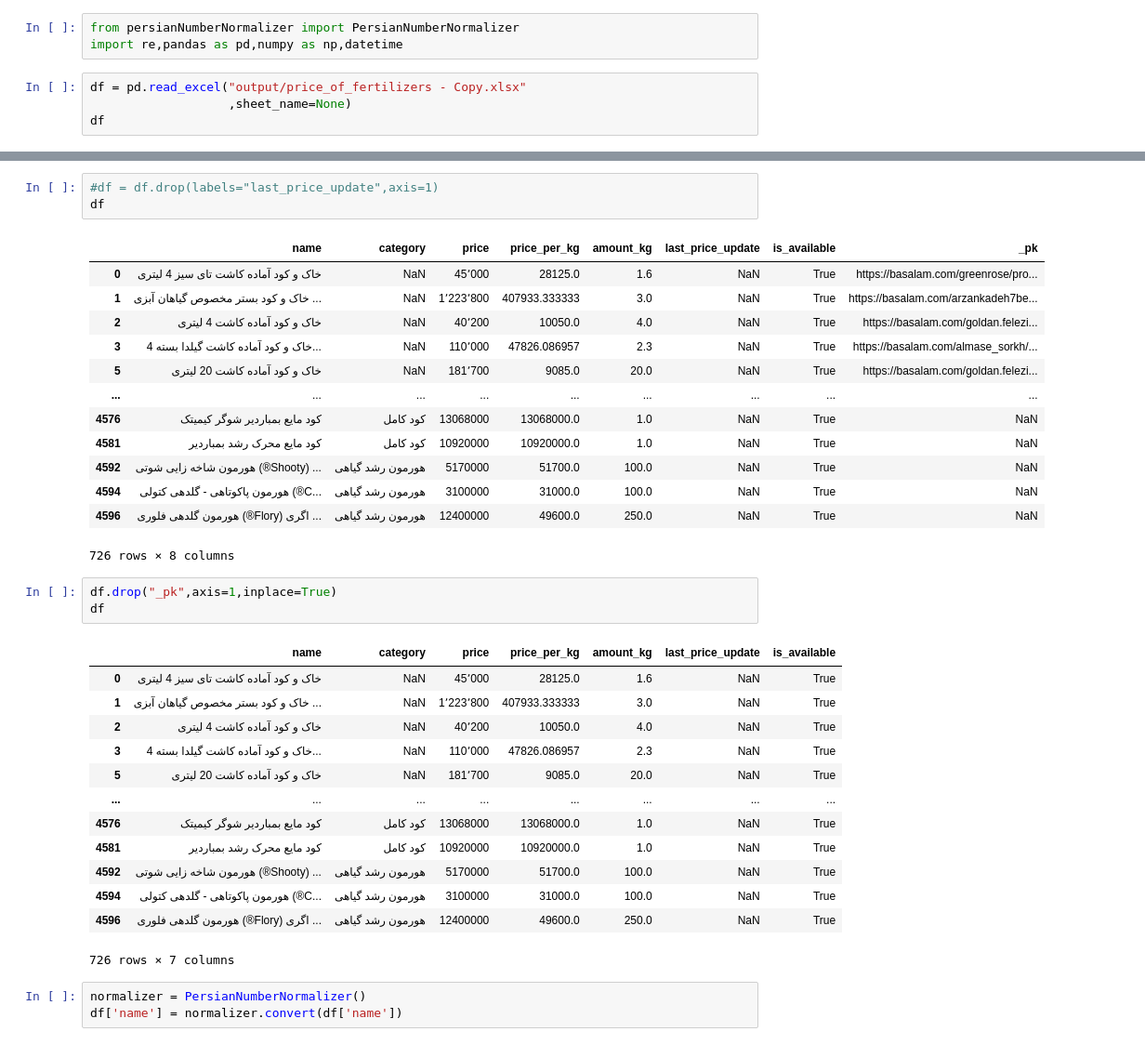
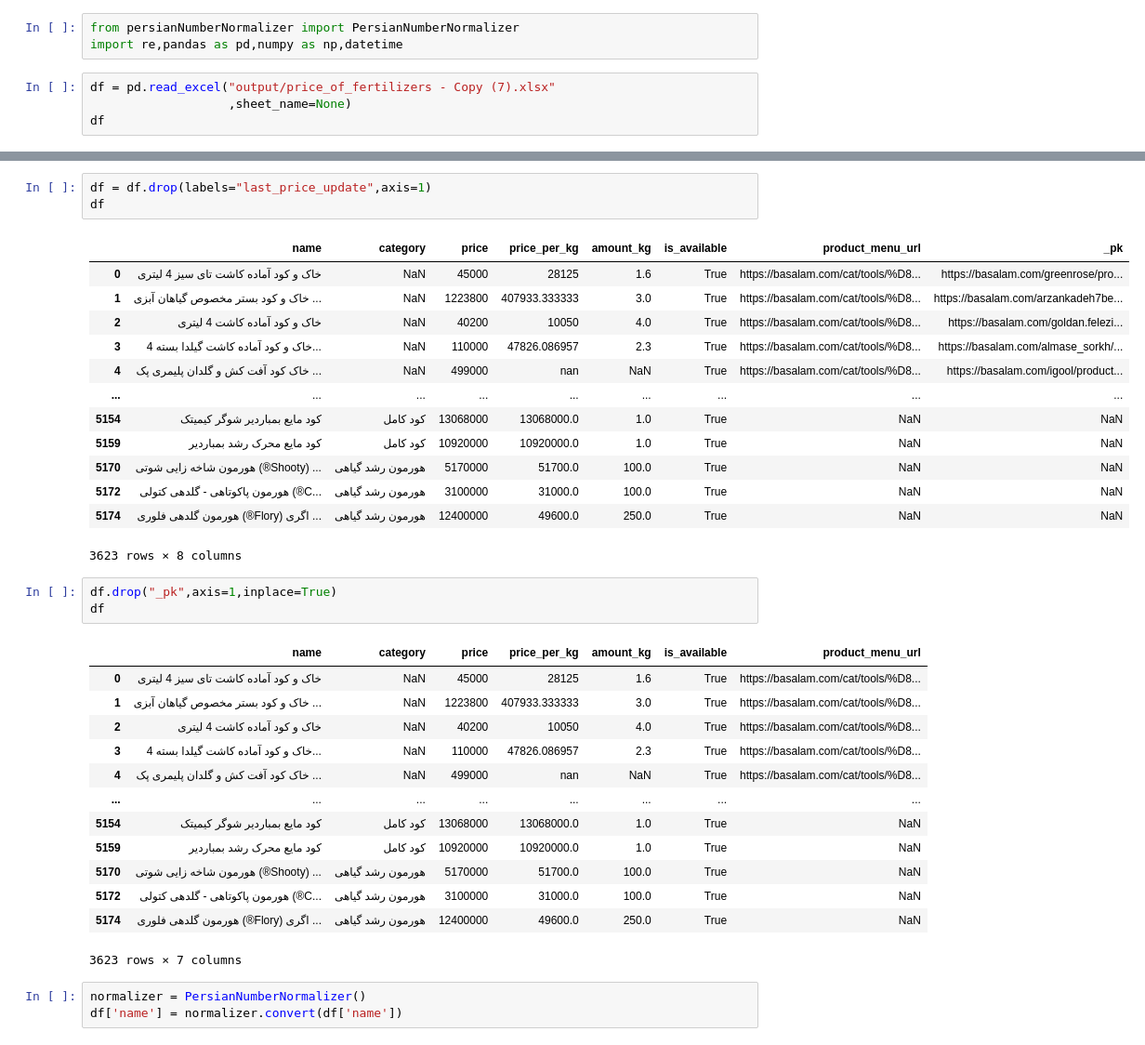
Before and after one commit to amirhosseineslami/Agricultural-Web-Scraper, a Jupyter notebook: processData.ipynb, the cells around one changed output, grey strips where cells are left out. Shown at 93% size. Drawn from its saved outputs; the diff is of its cells as text.

```diff
--- a/processData.ipynb
+++ b/processData.ipynb
@@ -2,7 +2,7 @@
 from persianNumberNormalizer import PersianNumberNormalizer
 import re,pandas as pd,numpy as np,datetime
 # %%
-df = pd.read_excel("output/price_of_fertilizers - Copy.xlsx"
+df = pd.read_excel("output/price_of_fertilizers - Copy (7).xlsx"
                    ,sheet_name=None)
 df
 # %% [output]
@@ -71,37 +56,37 @@ df
 # %%
-#df = df.drop(labels="last_price_update",axis=1)
+df = df.drop(labels="last_price_update",axis=1)
 df
 # %% [output]
-|  | name | category | price | price_per_kg | amount_kg | last_price_update | is_available | _pk |
-| 0 | خاک و کود آماده کاشت تای سیز 4 لیتری | NaN | 45٬000 | 28125.0 | 1.6 | NaN | True | https://basalam.com/greenrose/pro... |
-| 1 | خاک و کود بستر مخصوص گیاهان آبزی ... | NaN | 1٬223٬800 | 407933.333333 | 3.0 | NaN | True | https://basalam.com/arzankadeh7be... |
-| 2 | خاک و کود آماده کاشت 4 لیتری | NaN | 40٬200 | 10050.0 | 4.0 | NaN | True | https://basalam.com/goldan.felezi... |
-| 3 | خاک و کود آماده کاشت گیلدا بسته 4... | NaN | 110٬000 | 47826.086957 | 2.3 | NaN | True | https://basalam.com/almase_sorkh/... |
-| 5 | خاک و کود آماده کاشت 20 لیتری | NaN | 181٬700 | 9085.0 | 20.0 | NaN | True | https://basalam.com/goldan.felezi... |
+|  | name | category | price | price_per_kg | amount_kg | is_available | product_menu_url | _pk |
+| 0 | خاک و کود آماده کاشت تای سیز 4 لیتری | NaN | 45000 | 28125 | 1.6 | True | https://basalam.com/cat/tools/%D8... | https://basalam.com/greenrose/pro... |
+| 1 | خاک و کود بستر مخصوص گیاهان آبزی ... | NaN | 1223800 | 407933.333333 | 3.0 | True | https://basalam.com/cat/tools/%D8... | https://basalam.com/arzankadeh7be... |
+| 2 | خاک و کود آماده کاشت 4 لیتری | NaN | 40200 | 10050 | 4.0 | True | https://basalam.com/cat/tools/%D8... | https://basalam.com/goldan.felezi... |
+| 3 | خاک و کود آماده کاشت گیلدا بسته 4... | NaN | 110000 | 47826.086957 | 2.3 | True | https://basalam.com/cat/tools/%D8... | https://basalam.com/almase_sorkh/... |
+| 4 | خاک کود آفت کش و گلدان پلیمری پک ... | NaN | 499000 | nan | NaN | True | https://basalam.com/cat/tools/%D8... | https://basalam.com/igool/product... |
 | ... | ... | ... | ... | ... | ... | ... | ... | ... |
-| 4576 | کود مایع بمباردیر شوگر کیمیتک | کود کامل | 13068000 | 13068000.0 | 1.0 | NaN | True | NaN |
-| 4581 | کود مایع محرک رشد بمباردیر | کود کامل | 10920000 | 10920000.0 | 1.0 | NaN | True | NaN |
-| 4592 | هورمون شاخه‌ زایی شوتی (®Shooty) ... | هورمون رشد گیاهی | 5170000 | 51700.0 | 100.0 | NaN | True | NaN |
-| 4594 | هورمون پاکوتاهی - گلدهی کتولی (®C... | هورمون رشد گیاهی | 3100000 | 31000.0 | 100.0 | NaN | True | NaN |
-| 4596 | هورمون گلدهی فلوری (®Flory) اگری ... | هورمون رشد گیاهی | 12400000 | 49600.0 | 250.0 | NaN | True | NaN |
+| 5154 | کود مایع بمباردیر شوگر کیمیتک | کود کامل | 13068000 | 13068000.0 | 1.0 | True | NaN | NaN |
+| 5159 | کود مایع محرک رشد بمباردیر | کود کامل | 10920000 | 10920000.0 | 1.0 | True | NaN | NaN |
+| 5170 | هورمون شاخه‌ زایی شوتی (®Shooty) ... | هورمون رشد گیاهی | 5170000 | 51700.0 | 100.0 | True | NaN | NaN |
+| 5172 | هورمون پاکوتاهی - گلدهی کتولی (®C... | هورمون رشد گیاهی | 3100000 | 31000.0 | 100.0 | True | NaN | NaN |
+| 5174 | هورمون گلدهی فلوری (®Flory) اگری ... | هورمون رشد گیاهی | 12400000 | 49600.0 | 250.0 | True | NaN | NaN |
-726 rows × 8 columns
+3623 rows × 8 columns
 # %%
 df.drop("_pk",axis=1,inplace=True)
 df
 # %% [output]
-|  | name | category | price | price_per_kg | amount_kg | last_price_update | is_available |
-| 0 | خاک و کود آماده کاشت تای سیز 4 لیتری | NaN | 45٬000 | 28125.0 | 1.6 | NaN | True |
-| 1 | خاک و کود بستر مخصوص گیاهان آبزی ... | NaN | 1٬223٬800 | 407933.333333 | 3.0 | NaN | True |
-| 2 | خاک و کود آماده کاشت 4 لیتری | NaN | 40٬200 | 10050.0 | 4.0 | NaN | True |
-| 3 | خاک و کود آماده کاشت گیلدا بسته 4... | NaN | 110٬000 | 47826.086957 | 2.3 | NaN | True |
-| 5 | خاک و کود آماده کاشت 20 لیتری | NaN | 181٬700 | 9085.0 | 20.0 | NaN | True |
+|  | name | category | price | price_per_kg | amount_kg | is_available | product_menu_url |
+| 0 | خاک و کود آماده کاشت تای سیز 4 لیتری | NaN | 45000 | 28125 | 1.6 | True | https://basalam.com/cat/tools/%D8... |
+| 1 | خاک و کود بستر مخصوص گیاهان آبزی ... | NaN | 1223800 | 407933.333333 | 3.0 | True | https://basalam.com/cat/tools/%D8... |
+| 2 | خاک و کود آماده کاشت 4 لیتری | NaN | 40200 | 10050 | 4.0 | True | https://basalam.com/cat/tools/%D8... |
+| 3 | خاک و کود آماده کاشت گیلدا بسته 4... | NaN | 110000 | 47826.086957 | 2.3 | True | https://basalam.com/cat/tools/%D8... |
+| 4 | خاک کود آفت کش و گلدان پلیمری پک ... | NaN | 499000 | nan | NaN | True | https://basalam.com/cat/tools/%D8... |
 | ... | ... | ... | ... | ... | ... | ... | ... |
-| 4576 | کود مایع بمباردیر شوگر کیمیتک | کود کامل | 13068000 | 13068000.0 | 1.0 | NaN | True |
-| 4581 | کود مایع محرک رشد بمباردیر | کود کامل | 10920000 | 10920000.0 | 1.0 | NaN | True |
-| 4592 | هورمون شاخه‌ زایی شوتی (®Shooty) ... | هورمون رشد گیاهی | 5170000 | 51700.0 | 100.0 | NaN | True |
-| 4594 | هورمون پاکوتاهی - گلدهی کتولی (®C... | هورمون رشد گیاهی | 3100000 | 31000.0 | 100.0 | NaN | True |
-| 4596 | هورمون گلدهی فلوری (®Flory) اگری ... | هورمون رشد گیاهی | 12400000 | 49600.0 | 250.0 | NaN | True |
+| 5154 | کود مایع بمباردیر شوگر کیمیتک | کود کامل | 13068000 | 13068000.0 | 1.0 | True | NaN |
+| 5159 | کود مایع محرک رشد بمباردیر | کود کامل | 10920000 | 10920000.0 | 1.0 | True | NaN |
+| 5170 | هورمون شاخه‌ زایی شوتی (®Shooty) ... | هورمون رشد گیاهی | 5170000 | 51700.0 | 100.0 | True | NaN |
+| 5172 | هورمون پاکوتاهی - گلدهی کتولی (®C... | هورمون رشد گیاهی | 3100000 | 31000.0 | 100.0 | True | NaN |
+| 5174 | هورمون گلدهی فلوری (®Flory) اگری ... | هورمون رشد گیاهی | 12400000 | 49600.0 | 250.0 | True | NaN |
-726 rows × 7 columns
+3623 rows × 7 columns
 # %%
 normalizer = PersianNumberNormalizer()
 df['name'] = normalizer.convert(df['name'])
```
Also changed, not shown: parts of 24 cells of this notebook, 44 other files.
